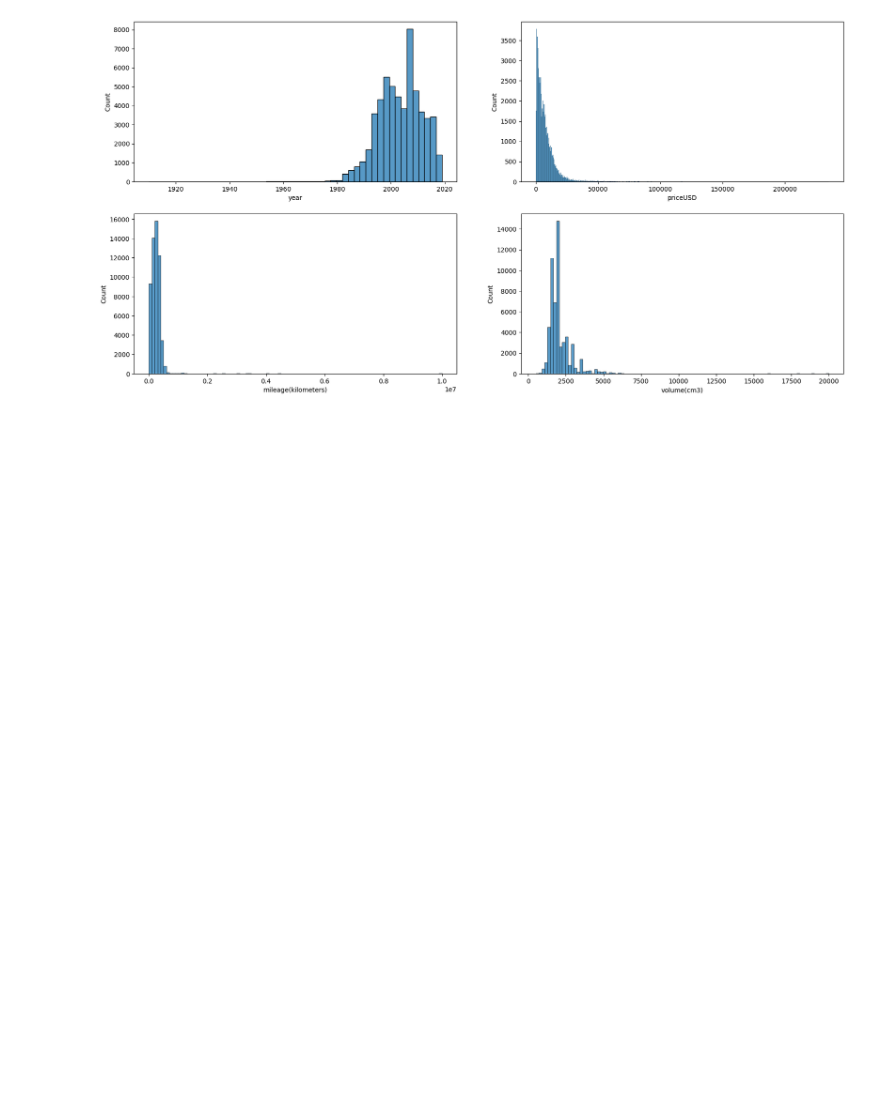
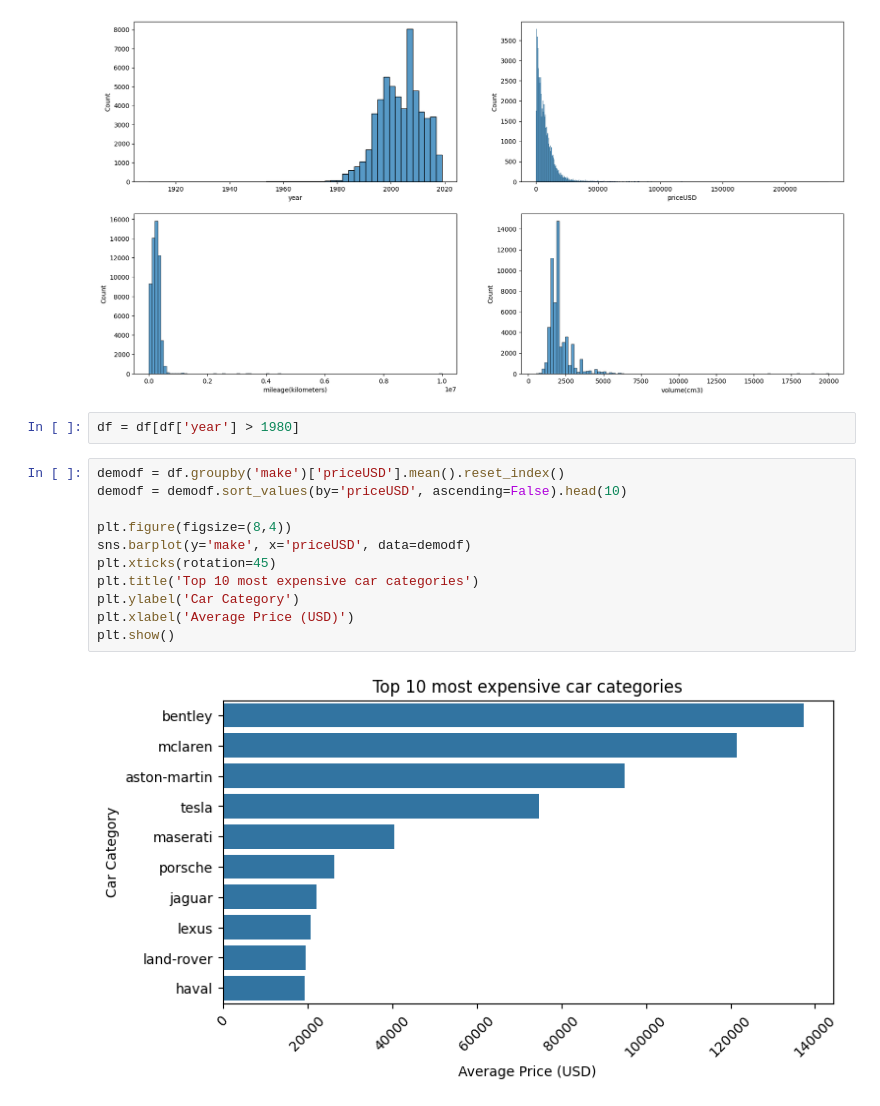
Before and after one commit to Afwanms/DataScientistPorto, a Jupyter notebook: CarPricesPrediction/cars-code.ipynb, the cells around one changed output. Cells and saved outputs as stored; diff of their text form; blank space fills up the shorter version.

```diff
--- a/CarPricesPrediction/cars-code.ipynb
+++ b/CarPricesPrediction/cars-code.ipynb
@@ -149,3 +149,18 @@ sns.histplot(df['volume(cm3)'], ax=ax[1,1], bins = 100)
 # %% [output]
 <Axes: xlabel='volume(cm3)', ylabel='Count'>
 [figure]
+# %%
+df = df[df['year'] > 1980]
+# %%
+demodf = df.groupby('make')['priceUSD'].mean().reset_index()
+demodf = demodf.sort_values(by='priceUSD', ascending=False).head(10)
+
+plt.figure(figsize=(8,4))
+sns.barplot(y='make', x='priceUSD', data=demodf)
+plt.xticks(rotation=45)
+plt.title('Top 10 most expensive car categories')
+plt.ylabel('Car Category')
+plt.xlabel('Average Price (USD)')
+plt.show()
+# %% [output]
+[figure, added]
```
Also changed, not shown: parts of 5 cells of this notebook.
